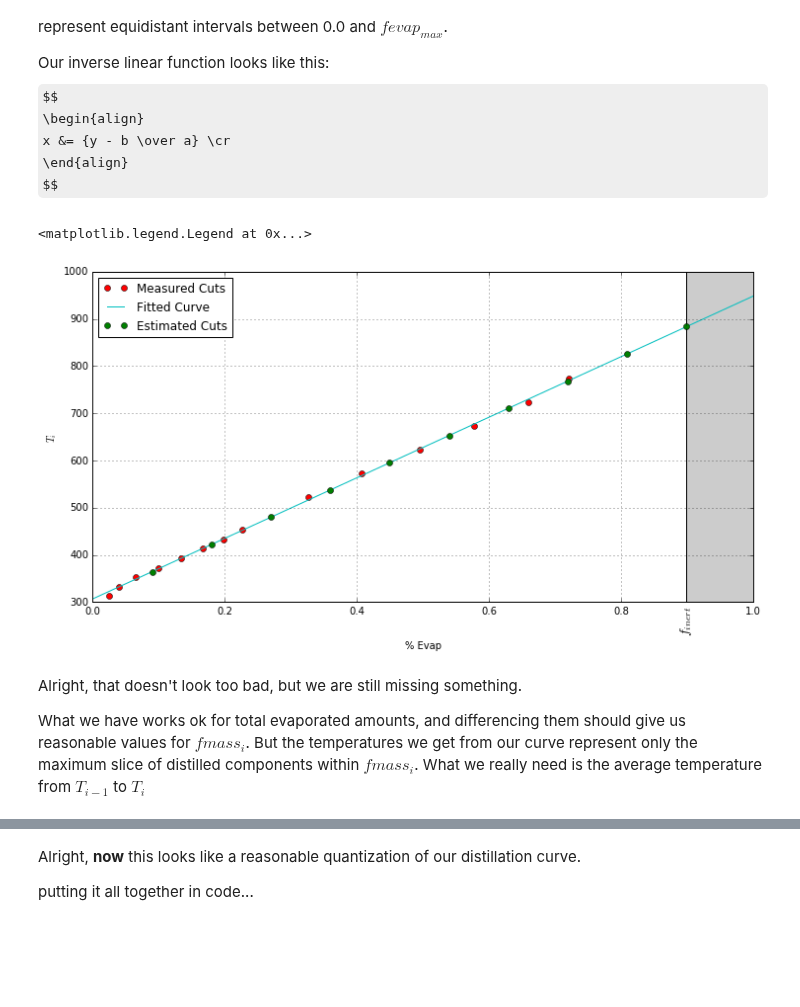
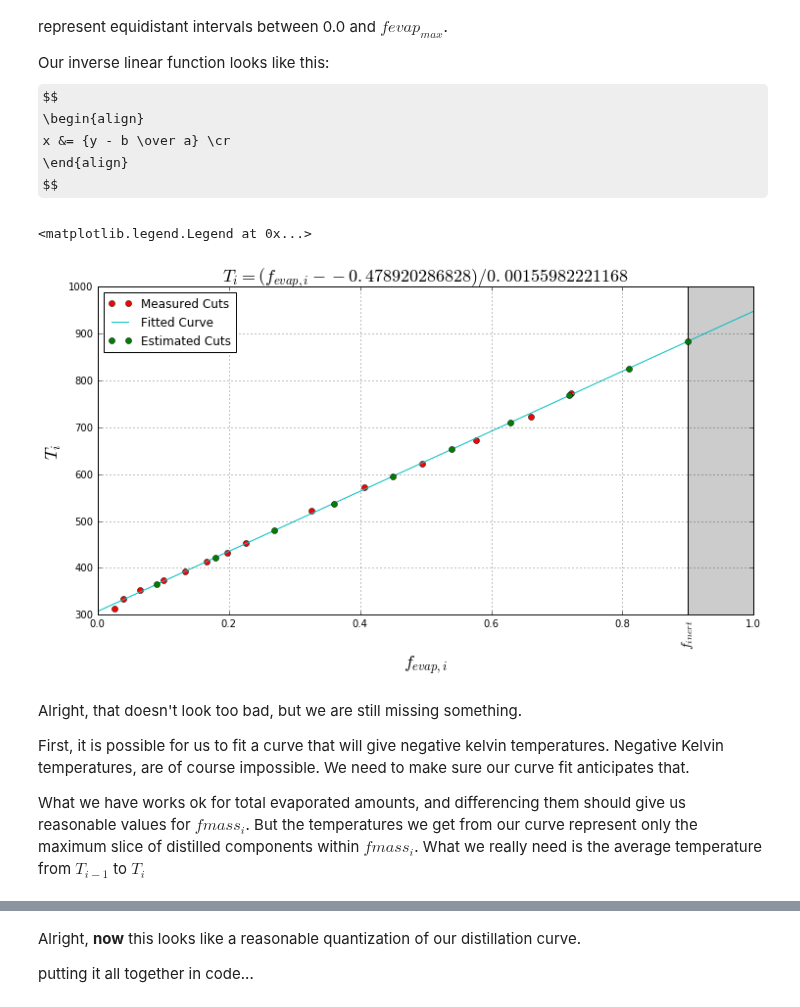
Before and after one commit to NOAA-ORR-ERD/OilLibrary, a Jupyter notebook: documentation/notebooks/Oil_Properties_Estimation.ipynb, the cells around one changed output, grey strips where cells are left out. Cells and saved outputs as stored; diff of their text form; code cells hidden in the pictures; some formulas as TeX source; blank space fills up the shorter version.

```diff
--- a/documentation/notebooks/Oil_Properties_Estimation.ipynb
+++ b/documentation/notebooks/Oil_Properties_Estimation.ipynb
@@ -163,7 +174,9 @@ def estimate_density_at_temp(ref_density, ref_temp_k,
 
 def oil_density_at_temp(imported_rec, temperature, weathering=0.0):
     density_list = [d for d in imported_rec.densities
-                    if (d.weathering == weathering)]
+                    if (d.kg_m_3 is not None and
+                        d.ref_temp_k is not None and
+                        d.weathering == weathering)]
     closest_density = closest_to_temperature(density_list, temperature)
 
     if closest_density is not None:
@@ -251,11 +264,16 @@ def estimate_kvis_at_temp(temp_k, kvis_ref, ref_temp_k):
 
 def oil_aggregate_kvis(imported_rec):
     kvis_list = [(k.ref_temp_k, k.m_2_s)
-                 for k in imported_rec.kvis]
+                 for k in imported_rec.kvis
+                 if k.m_2_s is not None and
+                 k.ref_temp_k is not None]
     dvis_list = [(d.ref_temp_k,
                   dvis_to_kvis(d.kg_ms,
                                oil_density_at_temp(imported_rec, d.ref_temp_k)))
-                 for d in imported_rec.dvis]
+                 for d in imported_rec.dvis
+                 if d.kg_ms is not None and
+                 d.ref_temp_k is not None]
+
     agg = dict(dvis_list)
     agg.update(kvis_list)
 
@@ -698,19 +738,21 @@ $$
 plt.figure(1, figsize=(12,6))
 ax = plt.subplot(111)
 
+obj = ans_2002
 #print list(oil_culled_cuts(ans_2002))
 num_cuts = 10
-boiling_points = [c.vapor_temp_k for c in oil_culled_cuts(ans_2002)]
-cum_fractions = [c.fraction for c in oil_culled_cuts(ans_2002)]
-f_res, f_asph = oil_inert_fractions(ans_2002)
+boiling_points = [c.vapor_temp_k for c in oil_culled_cuts(obj)]
+cum_fractions = [c.fraction for c in oil_culled_cuts(obj)]
+f_res, f_asph = oil_inert_fractions(obj)
+
 
 '''
     plot the cut points
 '''
 plt.plot(cum_fractions, boiling_points, 'ro', label="Measured Cuts")
 
-plt.xlabel('% Evap')
-plt.ylabel(r'$T_i$')
+plt.xlabel(r'$f_{evap,i}$', fontsize=18)
+plt.ylabel(r'$T_i$', fontsize=18)
 plt.grid()
 
 def linear(x, a, b):
@@ -723,41 +765,47 @@ def inverse_linear(y, a, b):
     curve_fit the linear
 """
 popt, pcov = curve_fit(linear, boiling_points, cum_fractions)
+plt.title(r'$T_i = '
+          '(f_{{evap,i}} - {1}) / {0}'
+          '$'.format(*popt),
+          fontsize=18)
 
 # now plot our inverse linear curve with a bunch of fractions from 0.0001 to 0.9999
 new_fracs = np.linspace(0.0001, 0.9999, 100)
 plt.plot(new_fracs, inverse_linear(new_fracs, *popt), '-c', label="Fitted Curve")
 
 # now plot our inverse linear curve with the N fractions we intend to use
 new_fracs = np.linspace(0.0, 1.0 - f_res - f_asph, num_cuts + 1)[1:]
 plt.plot(new_fracs, inverse_linear(new_fracs, *popt), 'go', label="Estimated Cuts")
 
 # make the shaded region
 low, high = 1.0 - f_res - f_asph, 1.0
 ix = (low, high)
 iy = (1000.0, 1000.0)
 verts = [(low,0)] + list(zip(ix,iy)) + [(high,0)]
 poly = Polygon(verts, facecolor='0.8', edgecolor='k')
 ax.add_patch(poly)
 
 # ticks for the shaded region
 extraticks = [low,]
 extralabels = [r'${f_{inert}}$',]
 plt.xticks(list(plt.xticks()[0]) + extraticks,
            list(plt.xticks()[0]) + extralabels)
 
 for tick in ax.xaxis.get_major_ticks():
     if tick.label.get_text().find('inert') >= 0:
         tick.label.set_fontsize(14)
         tick.label.set_rotation('vertical')
 
 plt.legend(loc='upper left')
 # %% [output]
 <matplotlib.legend.Legend at 0x...>
-[figure, old version]
+[figure, new version]
 # %% [markdown]
 Alright, that doesn't look too bad, but we are still missing something.
 
+First, it is possible for us to fit a curve that will give negative kelvin temperatures.  Negative Kelvin temperatures, are of course impossible.  We need to make sure our curve fit anticipates that.
+
 What we have works ok for total evaporated amounts, and differencing them should give us reasonable values for $fmass_i$.  But the temperatures we get from our curve represent only the maximum slice of distilled components within $fmass_i$.  What we really need is the average temperature from $T_{i-1}$ to $T_i$
 # %%
 plt.figure(1, figsize=(12,6))
```
Also changed, not shown: parts of 14 cells of this notebook.
